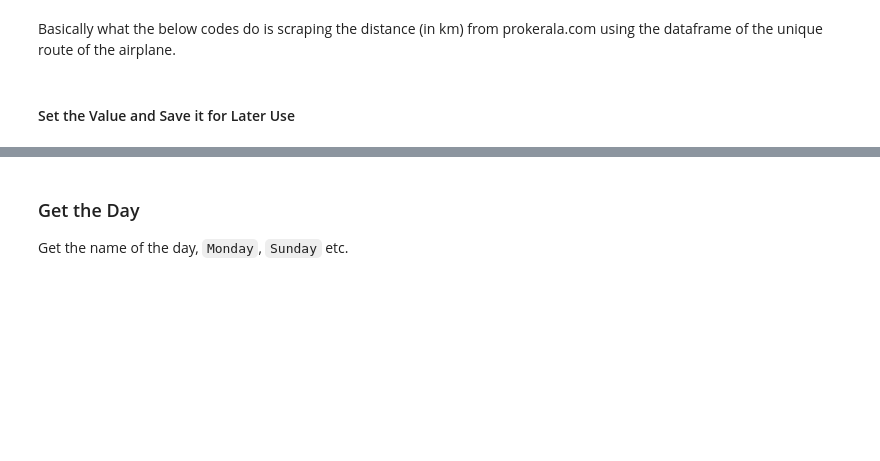
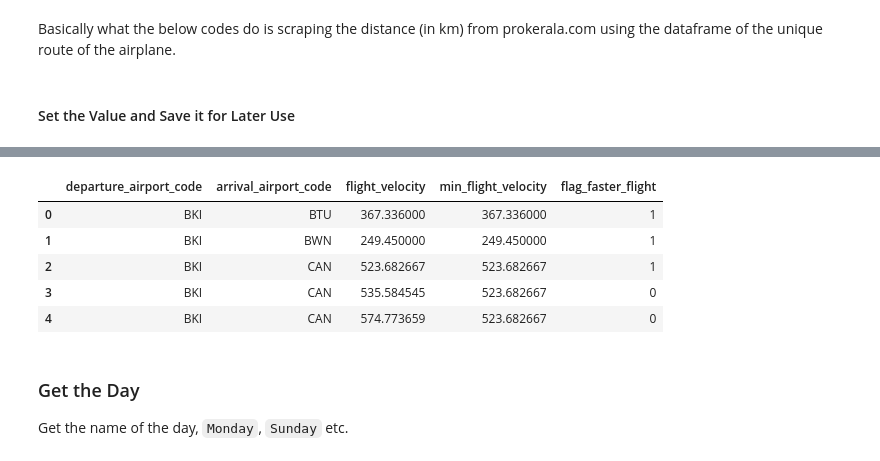
Before and after one commit to arikunco/iykra-dsa-bootcamp, a Jupyter notebook: practice_cases/Practice Case 04 - Predicting Flight Delays.ipynb, the cells around one changed output, grey strips where cells are left out. Cells and saved outputs as stored; diff of their text form; code cells hidden in the pictures; blank space fills up the shorter version.

```diff
--- a/practice_cases/Practice Case 04 - Predicting Flight Delays.ipynb
+++ b/practice_cases/Practice Case 04 - Predicting Flight Delays.ipynb
@@ -170,3 +181,20 @@ df["flight_velocity"] = df["distance"] / df["scheduled_flight_duration_h"]
+# %%
+flight_velocity_group_df = df.groupby(["departure_airport_code", "arrival_airport_code", "flight_velocity"]).count()[[]].reset_index()
+# %%
+min_flight_velocity_group_df = flight_velocity_group_df.groupby(["departure_airport_code", "arrival_airport_code"]).min().reset_index().rename(columns={"flight_velocity": "min_flight_velocity"})
+# %%
+flight_velocity_group_df = pd.merge(flight_velocity_group_df, min_flight_velocity_group_df,  how='left', left_on=["departure_airport_code", "arrival_airport_code"], right_on=["departure_airport_code", "arrival_airport_code"])
+# %%
+flight_velocity_group_df["flag_faster_flight"] = (flight_velocity_group_df["flight_velocity"] == flight_velocity_group_df["min_flight_velocity"]).astype(int)
+# %%
+flight_velocity_group_df.head()
+# %% [output]
+|  | departure_airport_code | arrival_airport_code | flight_velocity | min_flight_velocity | flag_faster_flight |
+| 0 | BKI | BTU | 367.336000 | 367.336000 | 1 |
+| 1 | BKI | BWN | 249.450000 | 249.450000 | 1 |
+| 2 | BKI | CAN | 523.682667 | 523.682667 | 1 |
+| 3 | BKI | CAN | 535.584545 | 523.682667 | 0 |
+| 4 | BKI | CAN | 574.773659 | 523.682667 | 0 |
 # %% [markdown]
 ### Get the Day
 Get the name of the day, `Monday`, `Sunday` etc.
```
Also changed, not shown: parts of 9 cells of this notebook, 1 other file.
